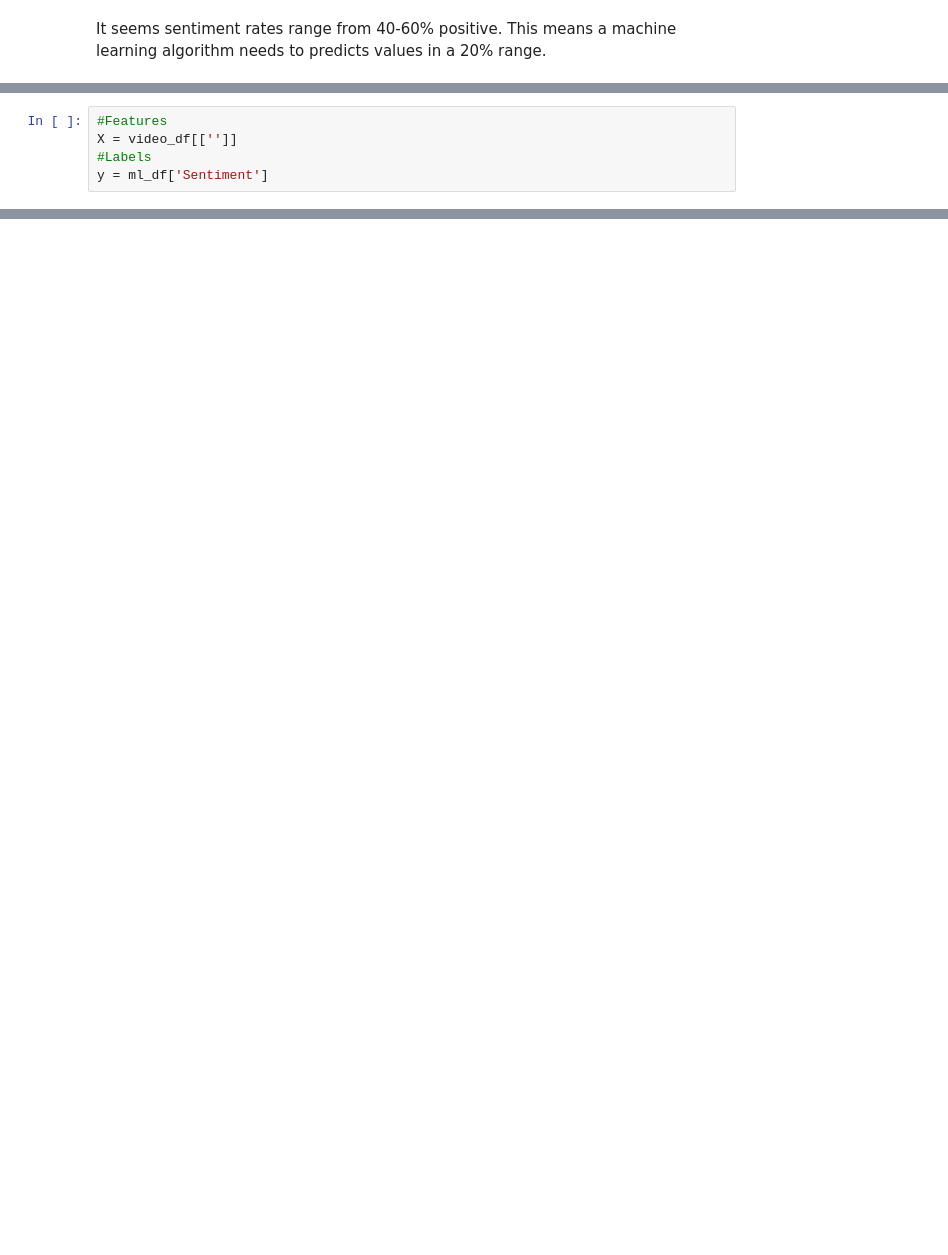
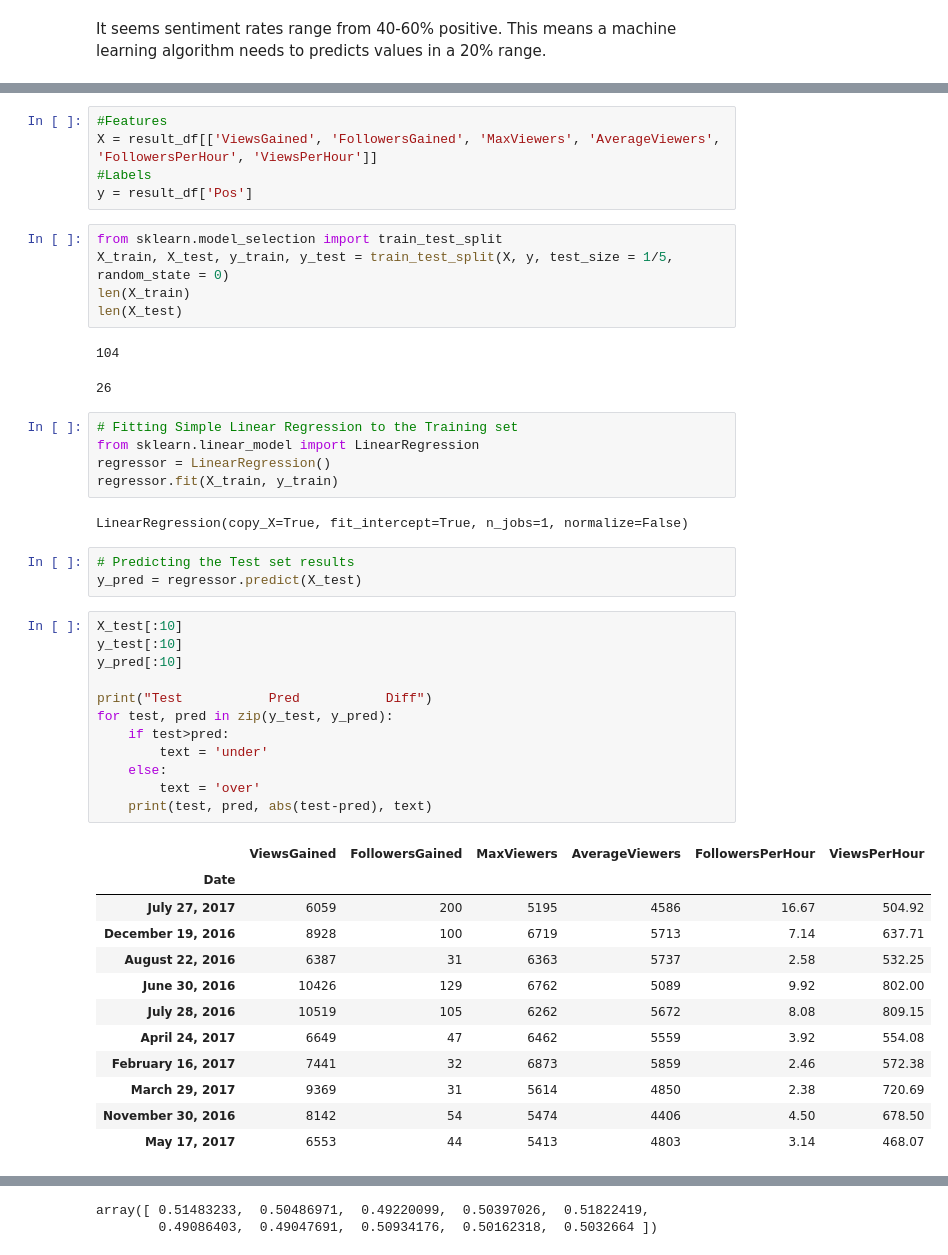
Before and after one commit to Data-Science-for-Linguists/NLSS_Project, a Jupyter notebook: NLSS_V3.ipynb, the cells around one changed output, grey strips where cells are left out. Saved outputs shown, nothing was run; the diff lists cells and outputs as text; blank space fills up the shorter version.

```diff
--- a/NLSS_V3.ipynb
+++ b/NLSS_V3.ipynb
@@ -406,5 +428,48 @@ ValueError: cannot reindex from a duplicate axis
 # %%
 #Features
-X = video_df[['']]
+X = result_df[['ViewsGained', 'FollowersGained', 'MaxViewers', 'AverageViewers', 'FollowersPerHour', 'ViewsPerHour']]
 #Labels
-y = ml_df['Sentiment']
+y = result_df['Pos']
+# %%
+from sklearn.model_selection import train_test_split
+X_train, X_test, y_train, y_test = train_test_split(X, y, test_size = 1/5, random_state = 0)
+len(X_train)
+len(X_test)
+# %% [output]
+104
+26
+# %%
+# Fitting Simple Linear Regression to the Training set
+from sklearn.linear_model import LinearRegression
+regressor = LinearRegression()
+regressor.fit(X_train, y_train)
+# %% [output]
+LinearRegression(copy_X=True, fit_intercept=True, n_jobs=1, normalize=False)
+# %%
+# Predicting the Test set results
+y_pred = regressor.predict(X_test)
+# %%
+X_test[:10]
+y_test[:10]
+y_pred[:10]
+
+print("Test           Pred           Diff")
+for test, pred in zip(y_test, y_pred):
+    if test>pred:
+        text = 'under'
+    else:
+        text = 'over'
+    print(test, pred, abs(test-pred), text)
+# %% [output]
+|  | ViewsGained | FollowersGained | MaxViewers | AverageViewers | FollowersPerHour | ViewsPerHour |
+| Date |  |  |  |  |  |  |
+| July 27, 2017 | 6059 | 200 | 5195 | 4586 | 16.67 | 504.92 |
+| December 19, 2016 | 8928 | 100 | 6719 | 5713 | 7.14 | 637.71 |
+| August 22, 2016 | 6387 | 31 | 6363 | 5737 | 2.58 | 532.25 |
+| June 30, 2016 | 10426 | 129 | 6762 | 5089 | 9.92 | 802.00 |
+| July 28, 2016 | 10519 | 105 | 6262 | 5672 | 8.08 | 809.15 |
+| April 24, 2017 | 6649 | 47 | 6462 | 5559 | 3.92 | 554.08 |
+| February 16, 2017 | 7441 | 32 | 6873 | 5859 | 2.46 | 572.38 |
+| March 29, 2017 | 9369 | 31 | 5614 | 4850 | 2.38 | 720.69 |
+| November 30, 2016 | 8142 | 54 | 5474 | 4406 | 4.50 | 678.50 |
+| May 17, 2017 | 6553 | 44 | 5413 | 4803 | 3.14 | 468.07 |
@@ -410,0 +488,2 @@ y = ml_df['Sentiment']
+array([ 0.51483233,  0.50486971,  0.49220099,  0.50397026,  0.51822419,
+        0.49086403,  0.49047691,  0.50934176,  0.50162318,  0.5032664 ])
```
Also changed, not shown: parts of 19 cells of this notebook, 5 other files.
